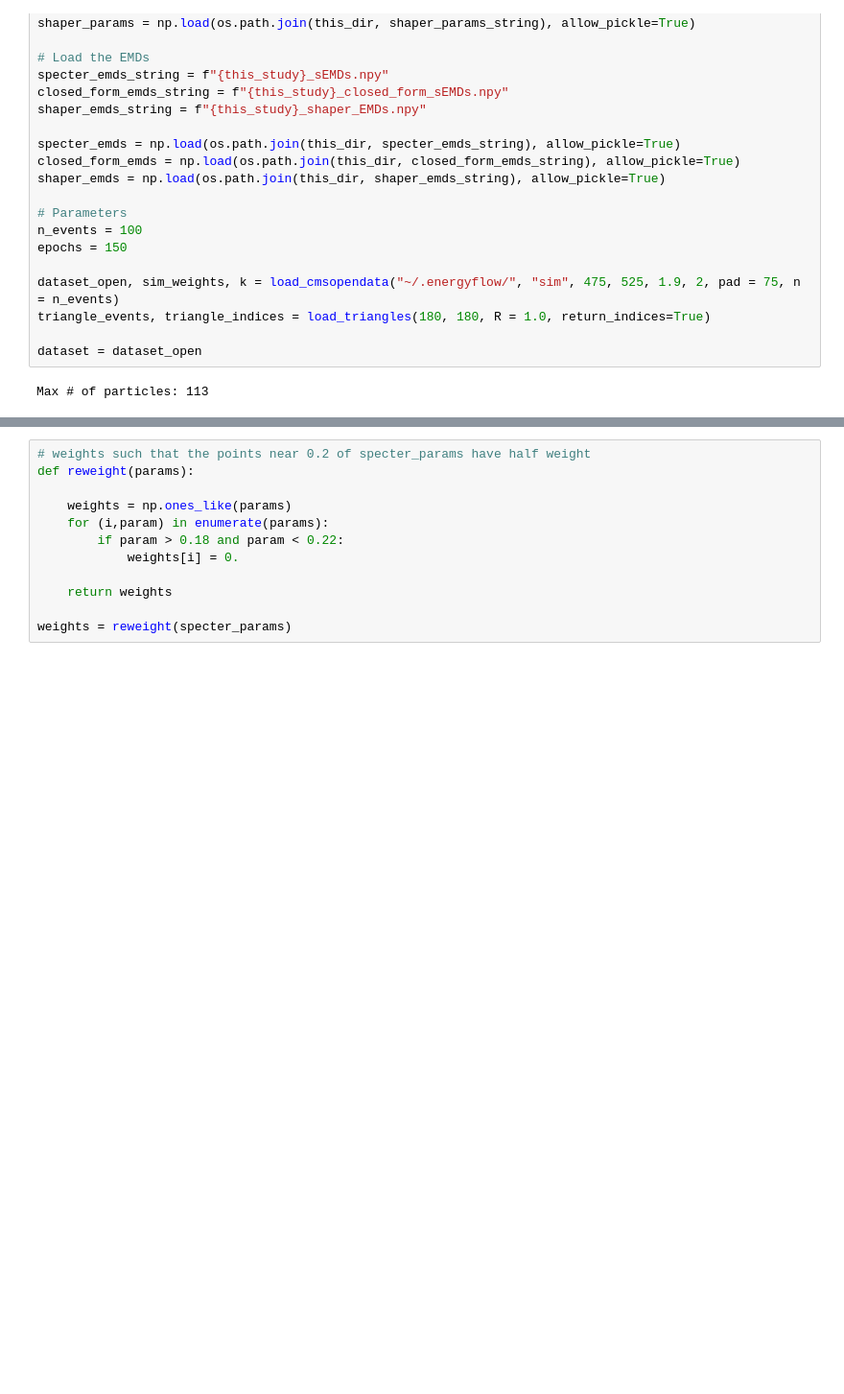
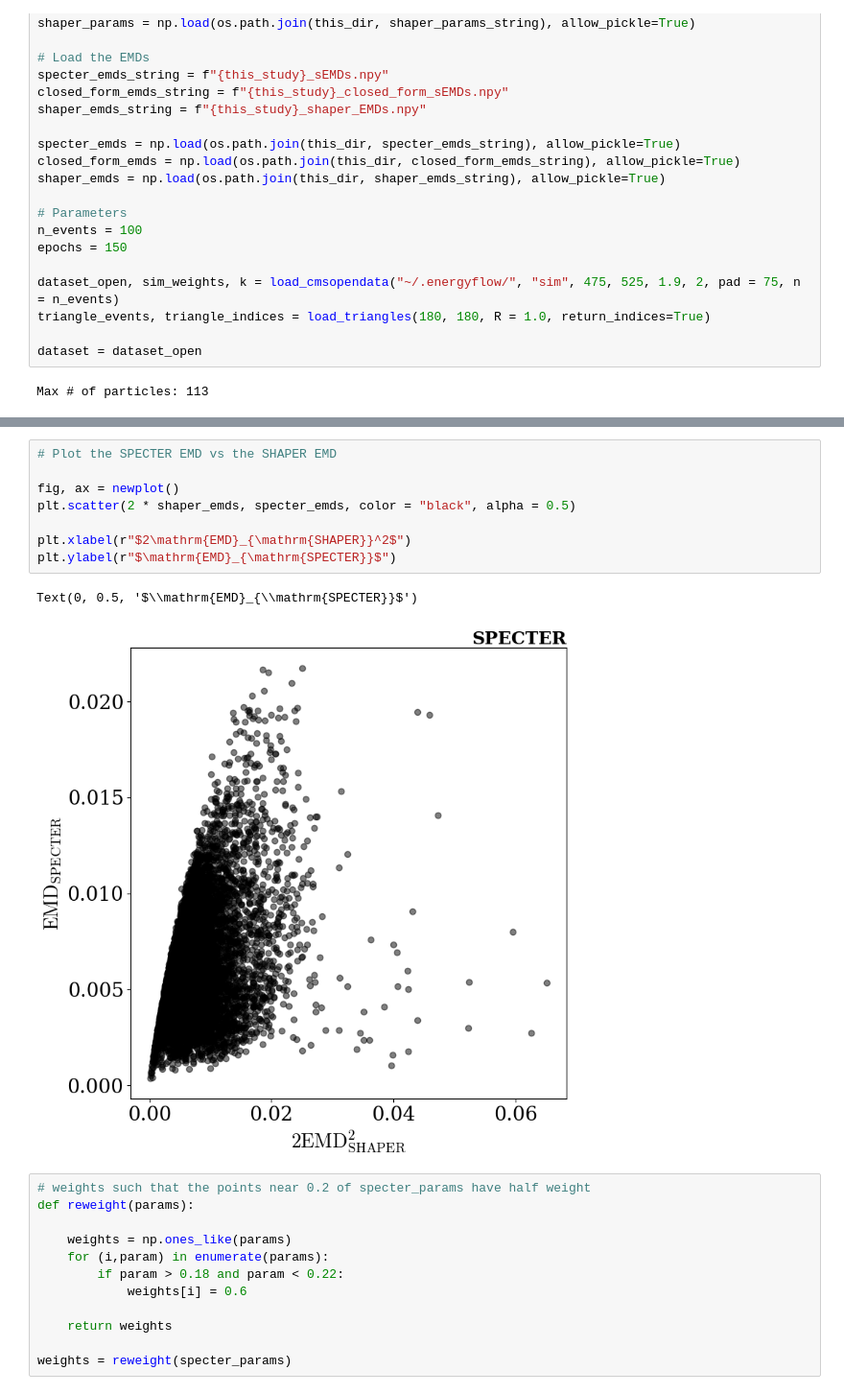
Before and after one commit to rikab/SPECTER, a Jupyter notebook: Studies/ringiness/plot_cms.ipynb, the cells around one changed output, grey strips where cells are left out. Shown: that part at 96% size. Drawn from its saved outputs; the diff is of its cells as text; blank space fills up the shorter version.

```diff
--- a/Studies/ringiness/plot_cms.ipynb
+++ b/Studies/ringiness/plot_cms.ipynb
@@ -77,3 +71,14 @@ Text(0, 0.5, 'Spectral Density $\\sim 2E_iE_j$')
+# %%
+# Plot the SPECTER EMD vs the SHAPER EMD
+
+fig, ax = newplot()
+plt.scatter(2 * shaper_emds, specter_emds, color = "black", alpha = 0.5)
+
+plt.xlabel(r"$2\mathrm{EMD}_{\mathrm{SHAPER}}^2$")
+plt.ylabel(r"$\mathrm{EMD}_{\mathrm{SPECTER}}$")
+# %% [output]
+Text(0, 0.5, '$\\mathrm{EMD}_{\\mathrm{SPECTER}}$')
+[figure, added]
 # %%
 # weights such that the points near 0.2 of specter_params have half weight
 def reweight(params):
@@ -81,7 +86,7 @@ def reweight(params):
     weights = np.ones_like(params)
     for (i,param) in enumerate(params):
         if param > 0.18 and param < 0.22:
-            weights[i] = 0.
+            weights[i] = 0.6
 
     return weights
 
```
Also changed, not shown: parts of 5 cells of this notebook, 30 other files.
